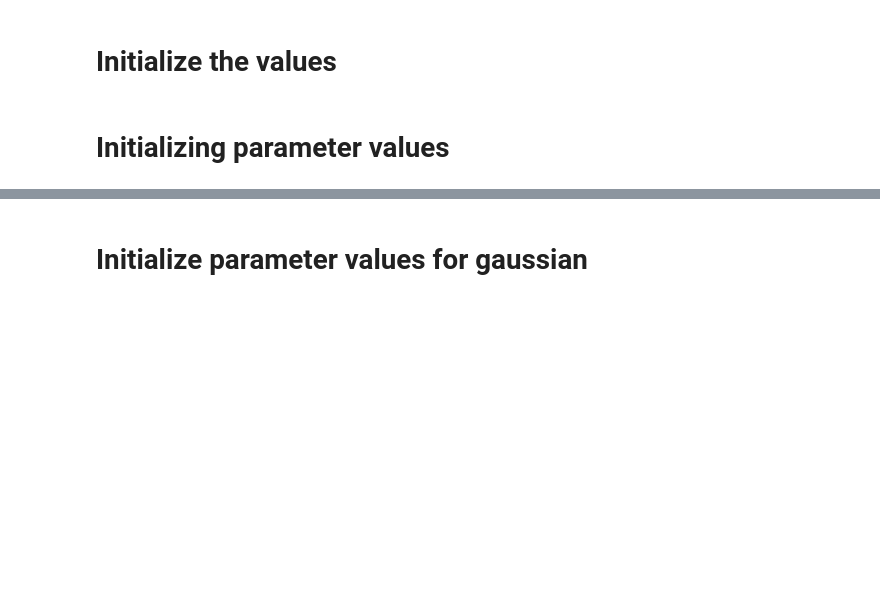
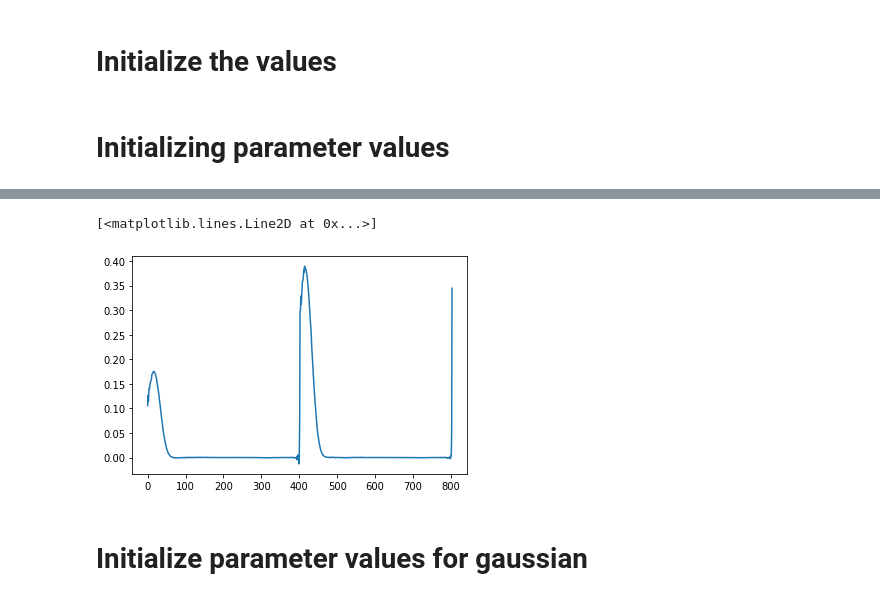
Before and after one commit to polyquantique/optimal_pumps, a Jupyter notebook: compare_with_gaussian.ipynb, the cells around one changed output, grey strips where cells are left out. Saved outputs shown, nothing was run; the diff lists cells and outputs as text; code cells hidden in the pictures; blank space fills up the shorter version.

```diff
--- a/compare_with_gaussian.ipynb
+++ b/compare_with_gaussian.ipynb
@@ -51,9 +51,10 @@ def get_total_loss_gaussian(theta, w, alpha, G, H, l, y_N, y_K):
 # %% [markdown]
 # Initializing parameter values
 # %%
+# if the initialization has values that diverge too much, possibility of optimal function to be tilted to extremities
 a = []
-a.append(0.2/jnp.cosh((jnp.linspace(2*wi, 2*wf, 2*N))**2))
-a.append(1/jnp.cosh((jnp.linspace(2*wi, 2*wf, 2*N))**2))
+a.append(0.1*scipy.special.hermite(2)(w)*jnp.exp(-(w**2)/2))#(0.2/jnp.cosh((jnp.linspace(2*wi, 2*wf, 2*N))**2))
+a.append(0.03*scipy.special.hermite(2)(w)*jnp.exp(-(w**2)/2))#(1/jnp.cosh((jnp.linspace(2*wi, 2*wf, 2*N))**2))
 a = jnp.array(a)
 a = jnp.reshape(a, 2*len(a[0]))
 optimized = jax_opt.minimize(get_total_loss, a, args = (N, alpha, G, H, l, y_N, y_K), method = "BFGS")
@@ -59,0 +66,5 @@ optimized = jax_opt.minimize(get_total_loss, a, args = (N, alpha, G, H, l, y_N,
+# %%
+plt.plot(optimized.x)
+# %% [output]
+[<matplotlib.lines.Line2D at 0x...>]
+[figure, added]
```
Also changed, not shown: parts of 7 cells of this notebook, 2 other files.
